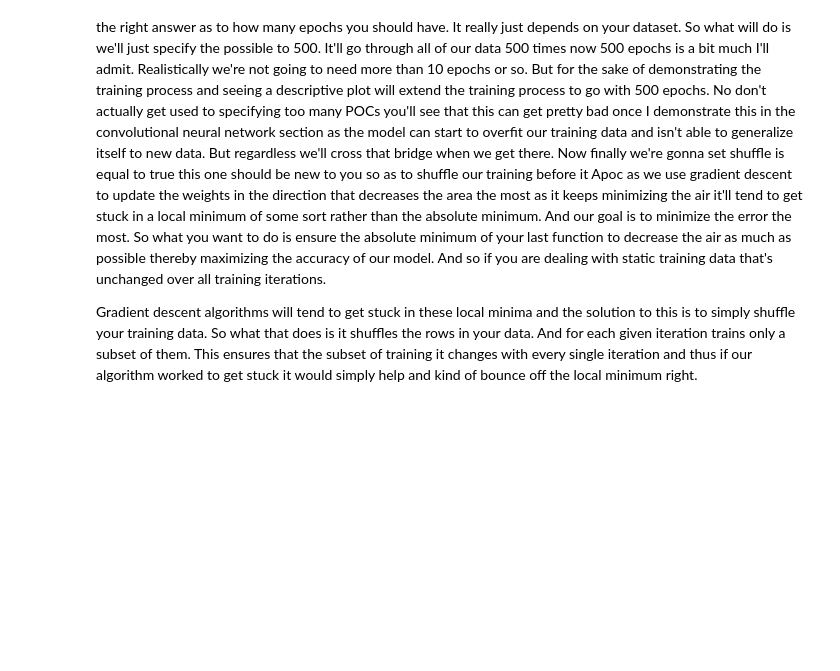
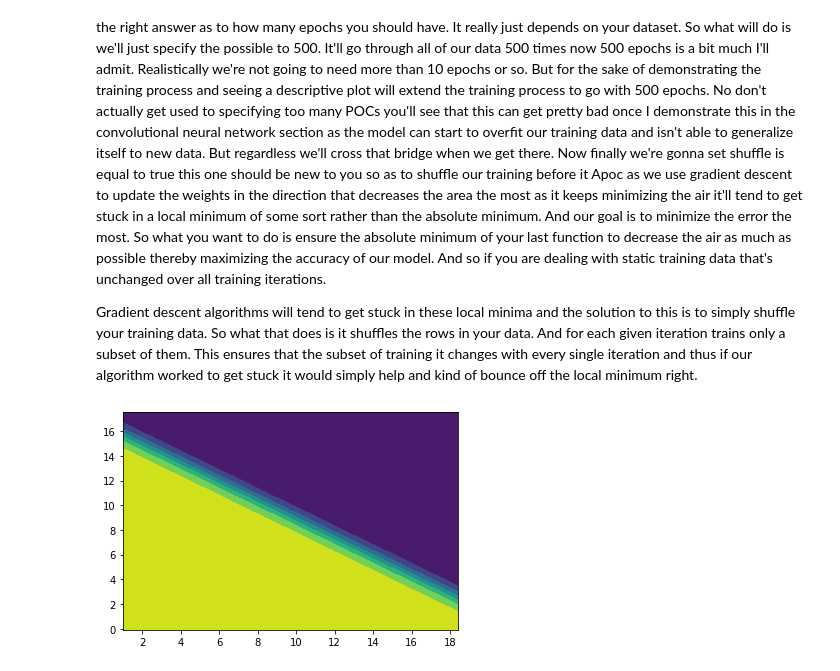
Before and after one commit to BriantOliveira/OpenCv-Autonomous-Cars, a Jupyter notebook: Neural-Networks/perceptron.ipynb, the cells around one changed output. Cells and saved outputs as stored; diff of their text form; code cells hidden in the pictures; blank space fills up the shorter version.

Commit message:
Adding decision boudries

```diff
--- a/Neural-Networks/perceptron.ipynb
+++ b/Neural-Networks/perceptron.ipynb
@@ -123,3 +125,20 @@ Gradient descent algorithms will tend to get stuck in these local minima and the
 shuffle your training data. So what that does is it shuffles the rows in your data. And for each given iteration trains only a subset of them.
 This ensures that the subset of training it changes with every single iteration and thus if our algorithm
 worked to get stuck it would simply help and kind of bounce off the local minimum right.
+# %%
+def plot_decision_boundary(X, y, model):
+    x_span = np.linspace(min(X[:, 0]) -1, max(X[:, 0]))
+    y_span = np.linspace(min(X[:, 1]) -1, max(X[:, 1]))
+    # Square two dimensional array that is trained
+    # from the number high dot mesh grid function
+    xx, yy = np.meshgrid(x_span, y_span)
+    xx_, yy_ = xx.ravel(), yy.ravel()
+    grid = np.c_[xx_,yy_]
+    prediction_func = model.predict(grid)
+#   reshape array to have the same dimensions as xx or yy
+    z = prediction_func.reshape(xx.shape)
+    plt.contourf(xx, yy, z)
+# %%
+plot_decision_boundary(X, y, model)
+# %% [output]
+[figure, added]
```
Also changed, not shown: parts of 3 cells of this notebook.
